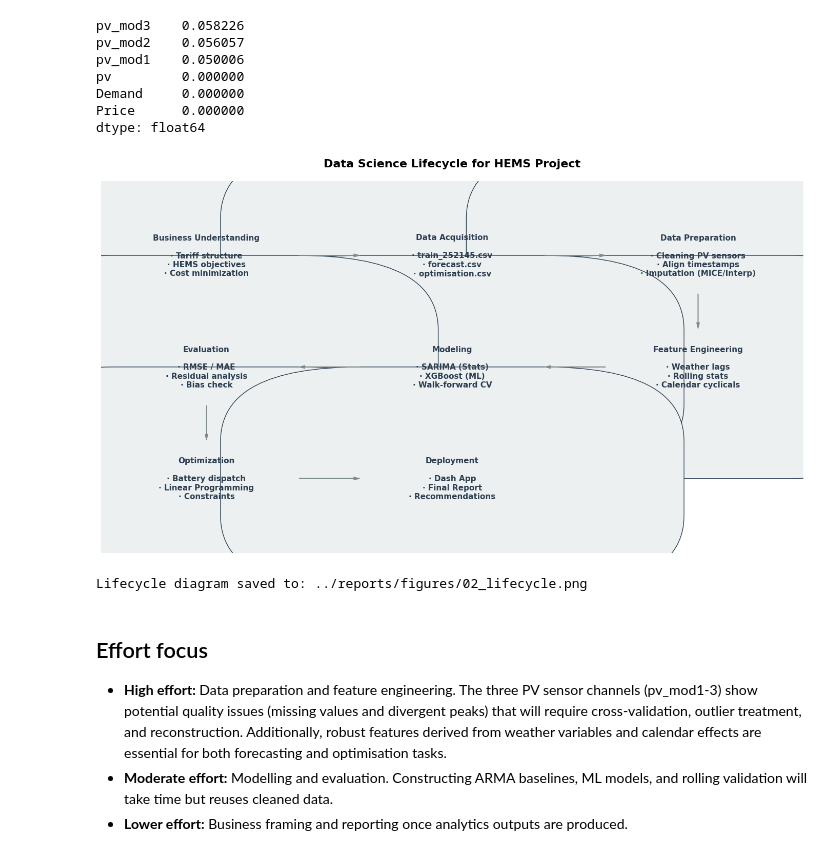
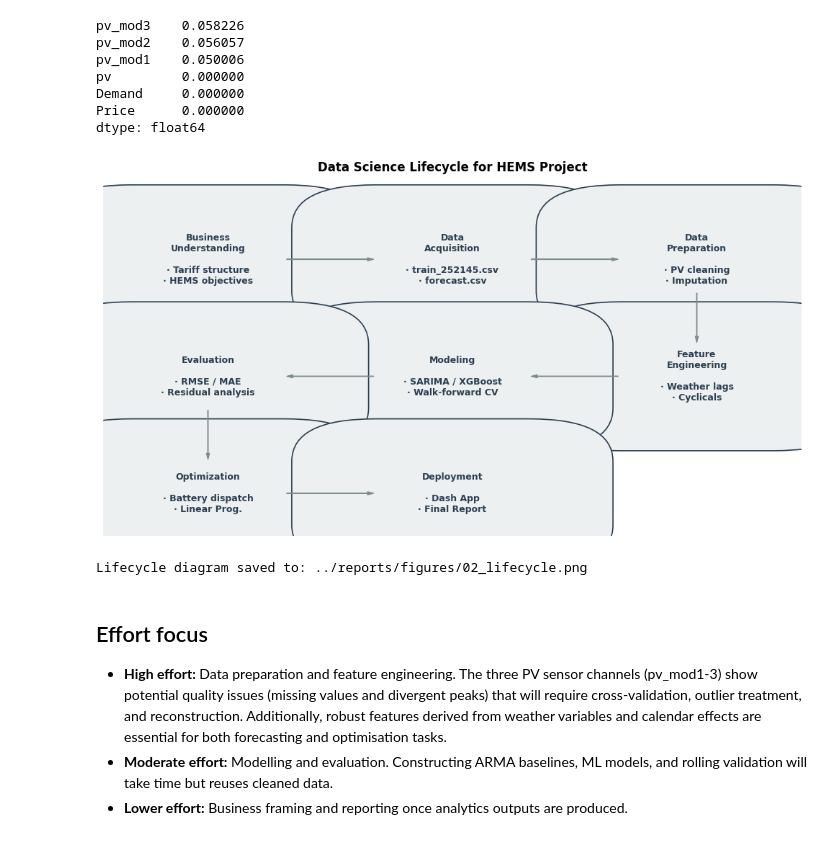
Before and after one commit to samuel29102002/Energy_Data_Science, a Jupyter notebook: notebooks/02_project_planning.ipynb, the cells around one changed output. Drawn from its saved outputs; the diff is of its cells as text; code cells hidden in the pictures.

```diff
--- a/notebooks/02_project_planning.ipynb
+++ b/notebooks/02_project_planning.ipynb
@@ -33,77 +33,69 @@ Demand     0.000000
 Price      0.000000
 dtype: float64
 # %%
-# Visualize Data Science Lifecycle
-fig, ax = plt.subplots(figsize=(14, 8))
+# Visualize Data Science Lifecycle - Compact version for report
+fig, ax = plt.subplots(figsize=(10, 5.5))
 ax.axis('off')
 ax.set_xlim(0, 1)
 ax.set_ylim(0, 1)
 
-# Define steps with (text, (x_center, y_center))
+# Define steps with compact text (text, (x_center, y_center))
 steps = [
-  ('Business Understanding\n\n· Tariff structure\n· HEMS objectives\n· Cost minimization', (0.15, 0.8)),
-  ('Data Acquisition\n\n· train_252145.csv\n· forecast.csv\n· optimisation.csv', (0.5, 0.8)),
-  ('Data Preparation\n\n· Cleaning PV sensors\n· Align timestamps\n· Imputation (MICE/Interp)', (0.85, 0.8)),
+  ('Business\nUnderstanding\n\n· Tariff structure\n· HEMS objectives', (0.15, 0.78)),
+  ('Data\nAcquisition\n\n· train_252145.csv\n· forecast.csv', (0.5, 0.78)),
+  ('Data\nPreparation\n\n· PV cleaning\n· Imputation', (0.85, 0.78)),
 
-  ('Feature Engineering\n\n· Weather lags\n· Rolling stats\n· Calendar cyclicals', (0.85, 0.5)),
-  ('Modeling\n\n· SARIMA (Stats)\n· XGBoost (ML)\n· Walk-forward CV', (0.5, 0.5)),
-  ('Evaluation\n\n· RMSE / MAE\n· Residual analysis\n· Bias check', (0.15, 0.5)),
+  ('Feature\nEngineering\n\n· Weather lags\n· Cyclicals', (0.85, 0.45)),
+  ('Modeling\n\n· SARIMA / XGBoost\n· Walk-forward CV', (0.5, 0.45)),
+  ('Evaluation\n\n· RMSE / MAE\n· Residual analysis', (0.15, 0.45)),
 
-  ('Optimization\n\n· Battery dispatch\n· Linear Programming\n· Constraints', (0.15, 0.2)),
-  ('Deployment\n\n· Dash App\n· Final Report\n· Recommendations', (0.5, 0.2))
+  ('Optimization\n\n· Battery dispatch\n· Linear Prog.', (0.15, 0.12)),
+  ('Deployment\n\n· Dash App\n· Final Report', (0.5, 0.12))
 ]
 
-# Draw boxes
+# Draw boxes (smaller)
+box_width = 0.22
+box_height = 0.18
 for text, (x, y) in steps:
-    # Box
-    box = FancyBboxPatch((x - 0.13, y - 0.1), 0.26, 0.2,
-                         boxstyle='round,pad=0.02',
-                         ec='#2c3e50', fc='#ecf0f1',
-                         mutation_scale=10)
+    box = FancyBboxPatch((x - box_width/2, y - box_height/2), box_width, box_height,
+                         boxstyle='round,pad=0.015',
+                         ec='#2c3e50', fc='#ecf0f1', lw=1.2,
+                         mutation_scale=8)
     ax.add_patch(box)
-    # Text
-    ax.text(x, y, text, ha='center', va='center', fontsize=11, color='#2c3e50', fontweight='bold')
+    ax.text(x, y, text, ha='center', va='center', fontsize=9, color='#2c3e50', fontweight='bold')
 
-# Draw arrows
-arrow_style = 'simple,tail_width=0.5,head_width=4,head_length=8'
+# Draw arrows (thinner)
+arrow_style = 'simple,tail_width=0.4,head_width=3,head_length=6'
 connection_color = '#7f8c8d'
 
-# Logic for arrows:
 # Row 1: Left -> Right
-# Row 1 End -> Row 2 Start (Down)
-# Row 2: Right -> Left
-# Row 2 End -> Row 3 Start (Down)
-# Row 3: Left -> Right
-
-# Row 1
-ax.add_patch(FancyArrowPatch((0.28, 0.8), (0.37, 0.8), arrowstyle=arrow_style, color=connection_color))
-ax.add_patch(FancyArrowPatch((0.63, 0.8), (0.72, 0.8), arrowstyle=arrow_style, color=connection_color))
+ax.add_patch(FancyArrowPatch((0.26, 0.78), (0.39, 0.78), arrowstyle=arrow_style, color=connection_color))
+ax.add_patch(FancyArrowPatch((0.61, 0.78), (0.74, 0.78), arrowstyle=arrow_style, color=connection_color))
 
 # Row 1 -> Row 2 (Down)
-ax.add_patch(FancyArrowPatch((0.85, 0.7), (0.85, 0.6), arrowstyle=arrow_style, color=connection_color))
+ax.add_patch(FancyArrowPatch((0.85, 0.69), (0.85, 0.54), arrowstyle=arrow_style, color=connection_color))
 
 # Row 2 (Right to Left)
-ax.add_patch(FancyArrowPatch((0.72, 0.5), (0.63, 0.5), arrowstyle=arrow_style, color=connection_color))
-ax.add_patch(FancyArrowPatch((0.37, 0.5), (0.28, 0.5), arrowstyle=arrow_style, color=connection_color))
+ax.add_patch(FancyArrowPatch((0.74, 0.45), (0.61, 0.45), arrowstyle=arrow_style, color=connection_color))
+ax.add_patch(FancyArrowPatch((0.39, 0.45), (0.26, 0.45), arrowstyle=arrow_style, color=connection_color))
 
 # Row 2 -> Row 3 (Down)
-ax.add_patch(FancyArrowPatch((0.15, 0.4), (0.15, 0.3), arrowstyle=arrow_style, color=connection_color))
+ax.add_patch(FancyArrowPatch((0.15, 0.36), (0.15, 0.21), arrowstyle=arrow_style, color=connection_color))
 
 # Row 3 (Left to Right)
-ax.add_patch(FancyArrowPatch((0.28, 0.2), (0.37, 0.2), arrowstyle=arrow_style, color=connection_color))
+ax.add_patch(FancyArrowPatch((0.26, 0.12), (0.39, 0.12), arrowstyle=arrow_style, color=connection_color))
 
-
-ax.set_title('Data Science Lifecycle for HEMS Project', fontsize=16, pad=20, fontweight='bold')
+ax.set_title('Data Science Lifecycle for HEMS Project', fontsize=12, pad=10, fontweight='bold')
 plt.tight_layout()
 
 # Save with correct name
 figure_path = FIGURES_DIR / '02_lifecycle.png'
 fig.savefig(figure_path, dpi=300, bbox_inches='tight')
 plt.show()
 
 print(f"Lifecycle diagram saved to: {figure_path}")
 # %% [output]
-[figure, old version]
+[figure, new version]
 Lifecycle diagram saved to: ../reports/figures/02_lifecycle.png
 # %% [markdown]
 ## Effort focus
```
Also changed, not shown: 21 other files.
